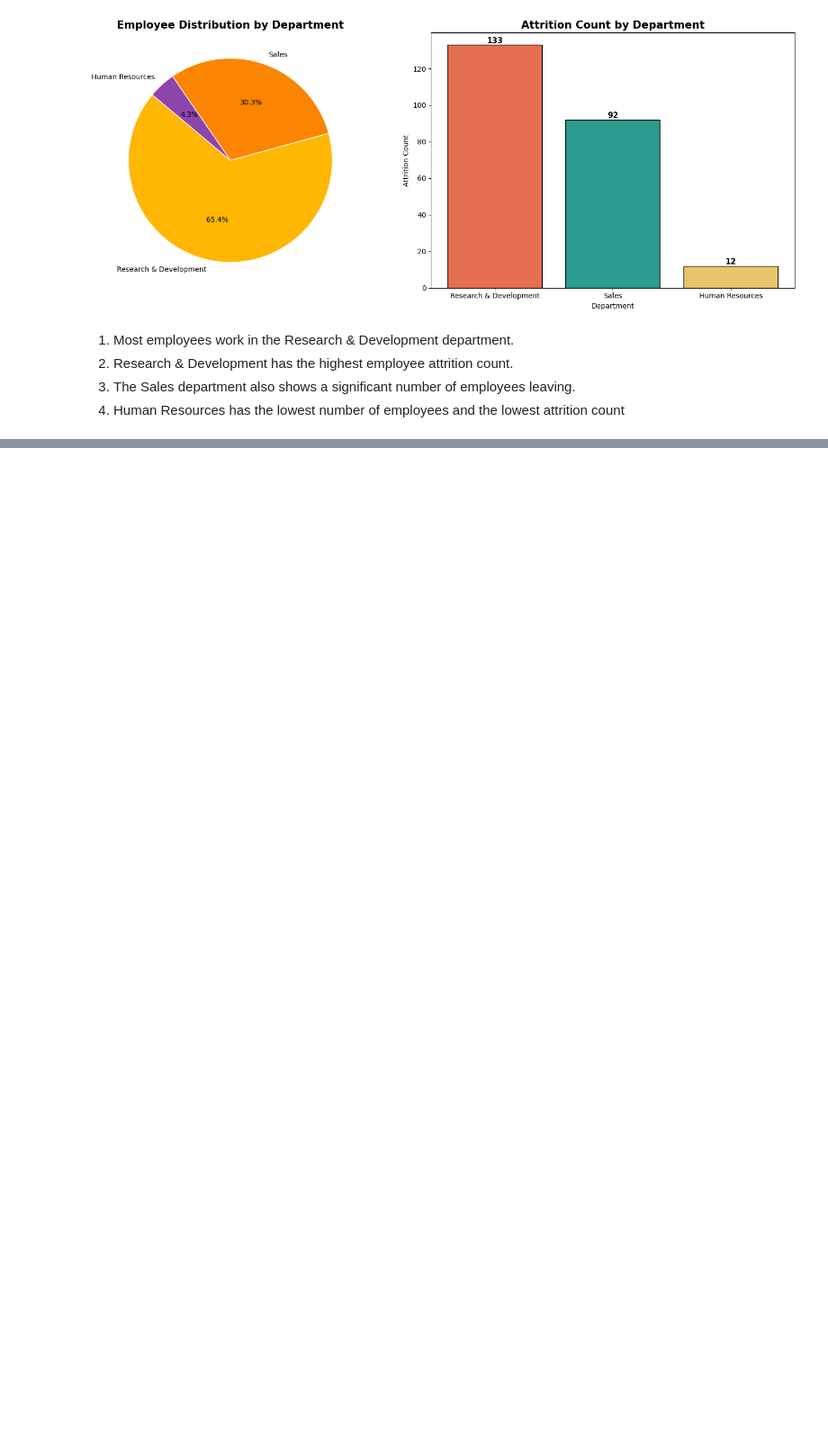
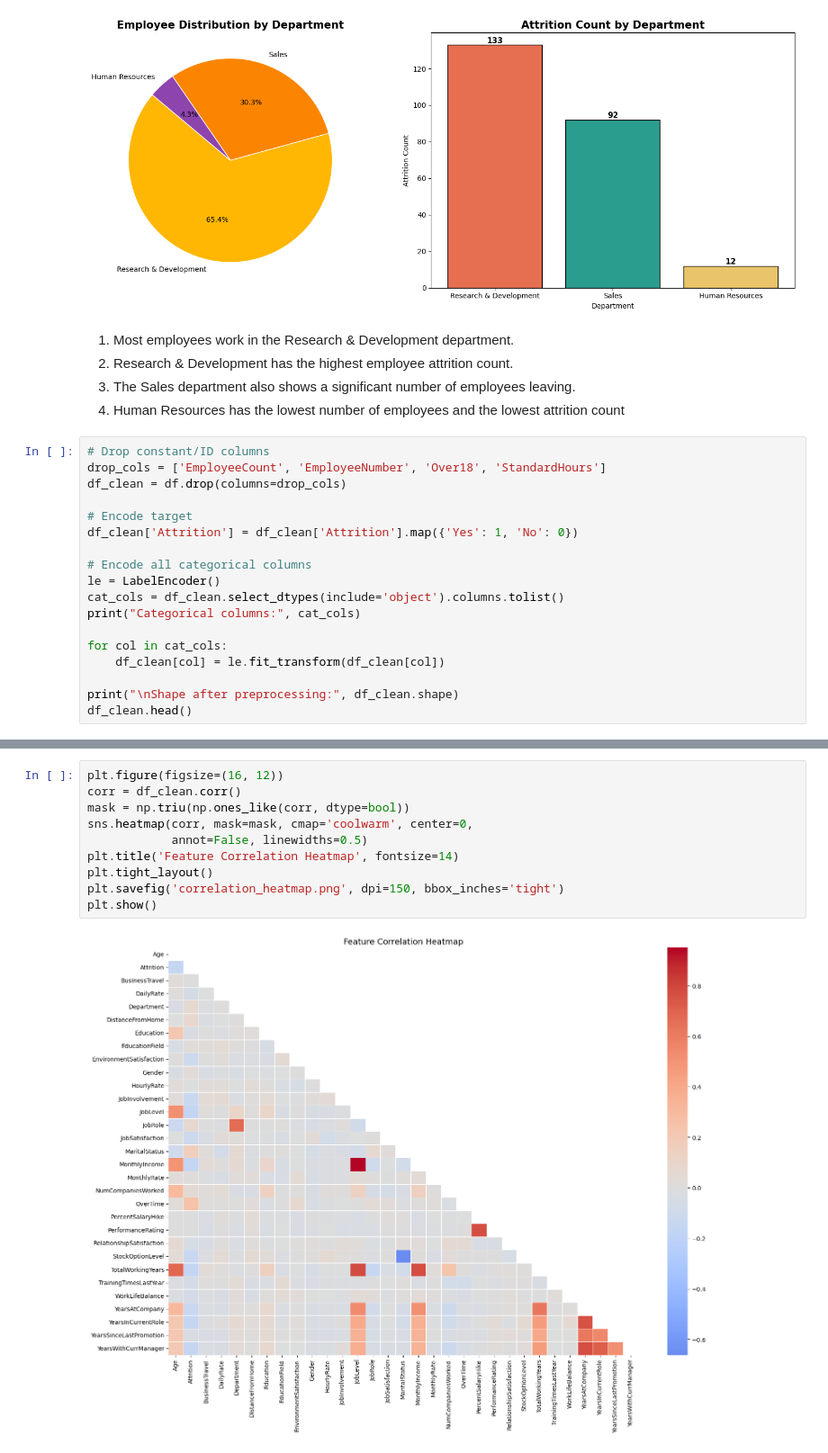
Before and after one commit to athulyamannambath/Employee-Attrition-Prediction-Using-HR-Analytics, a Jupyter notebook: employye.ipynb, the cells around one changed output, grey strips where cells are left out. Shown at 90% size. Drawn from its saved outputs; the diff is of its cells as text; blank space fills up the shorter version.

```diff
--- a/employye.ipynb
+++ b/employye.ipynb
@@ -322,3 +322,21 @@ plt.show()
 2. Research & Development has the highest employee attrition count.
 3. The Sales department also shows a significant number of employees leaving.
 4. Human Resources has the lowest number of employees and the lowest attrition count
+# %%
+# Drop constant/ID columns
+drop_cols = ['EmployeeCount', 'EmployeeNumber', 'Over18', 'StandardHours']
+df_clean = df.drop(columns=drop_cols)
+
+# Encode target
+df_clean['Attrition'] = df_clean['Attrition'].map({'Yes': 1, 'No': 0})
+
+# Encode all categorical columns
+le = LabelEncoder()
+cat_cols = df_clean.select_dtypes(include='object').columns.tolist()
+print("Categorical columns:", cat_cols)
+
+for col in cat_cols:
+    df_clean[col] = le.fit_transform(df_clean[col])
+
+print("\nShape after preprocessing:", df_clean.shape)
+df_clean.head()
@@ -324,0 +354,12 @@ plt.show()
+# %%
+plt.figure(figsize=(16, 12))
+corr = df_clean.corr()
+mask = np.triu(np.ones_like(corr, dtype=bool))
+sns.heatmap(corr, mask=mask, cmap='coolwarm', center=0,
+            annot=False, linewidths=0.5)
+plt.title('Feature Correlation Heatmap', fontsize=14)
+plt.tight_layout()
+plt.savefig('correlation_heatmap.png', dpi=150, bbox_inches='tight')
+plt.show()
+# %% [output]
+[figure, added]
```
Also changed, not shown: parts of 5 cells of this notebook, 3 other files.
